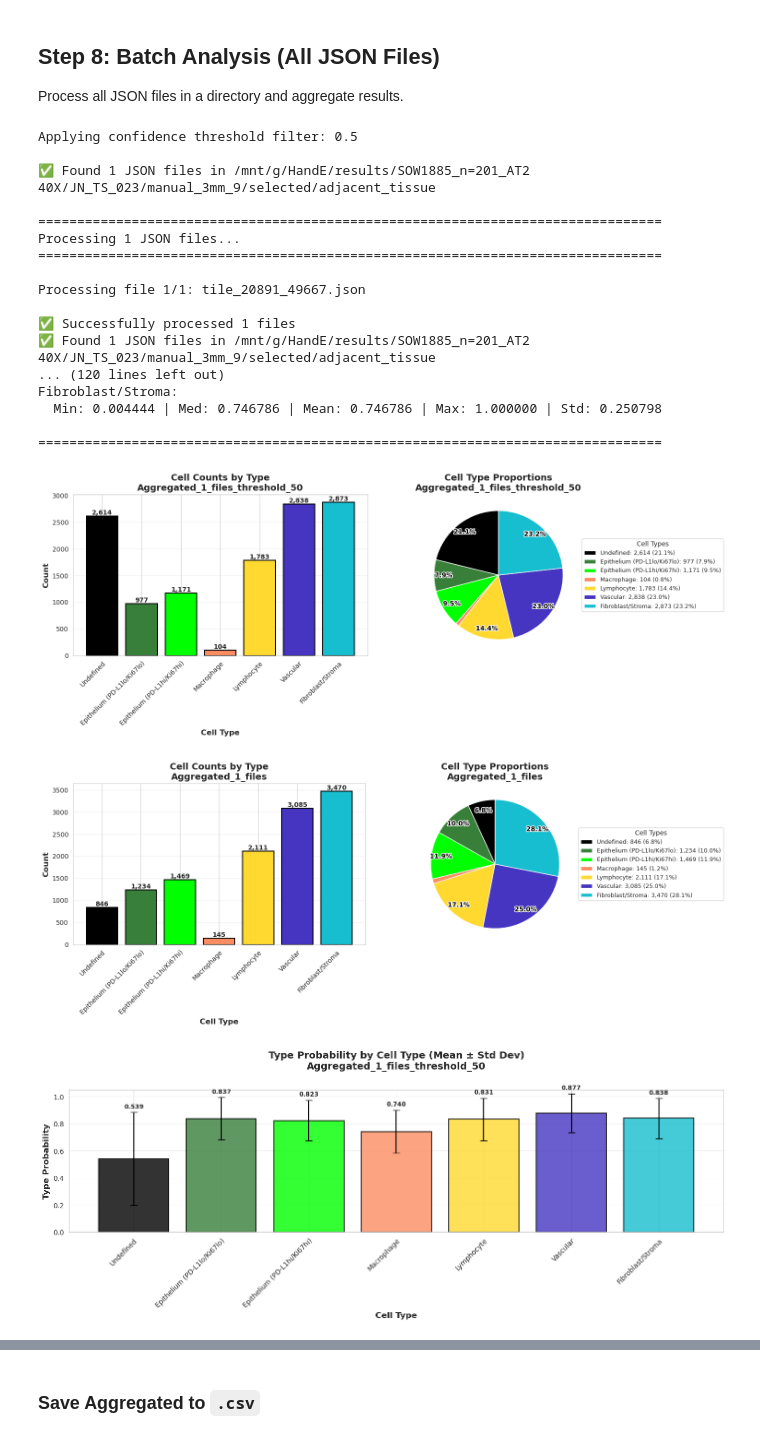
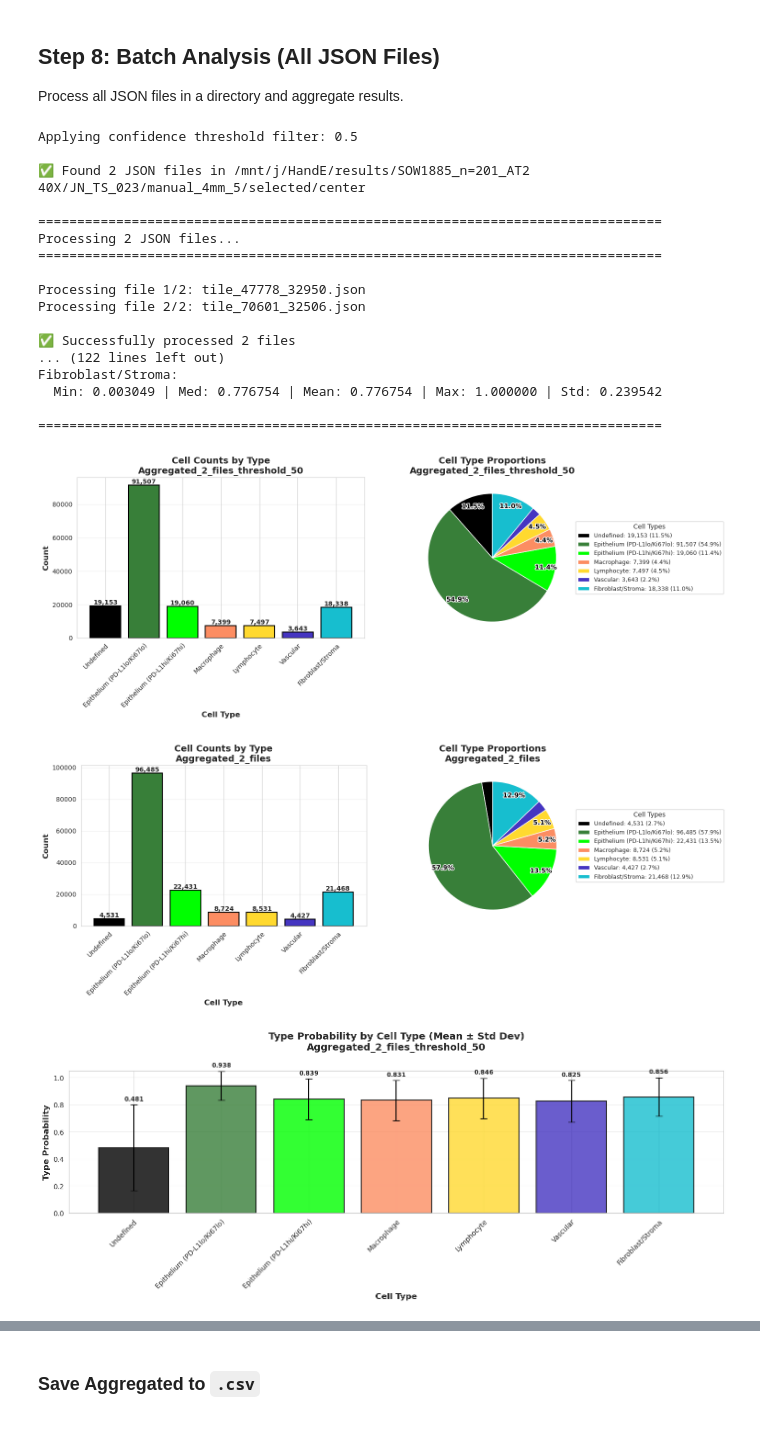
Before and after one commit to OceanBear/image_analysis_scripts, a Jupyter notebook: quantitative_analysis/cell_type_distribution.ipynb, the cells around one changed output, grey strips where cells are left out. Drawn from its saved outputs; the diff is of its cells as text; code cells hidden in the pictures.

```diff
--- a/quantitative_analysis/cell_type_distribution.ipynb
+++ b/quantitative_analysis/cell_type_distribution.ipynb
@@ -68,7 +68,7 @@ CELL_TYPE_COLORS = {
 # Tile physical size configuration
 # Set the physical size of each tile in mm^2
 # Example: For 4x4 mm^2 tiles, set TILE_AREA_MM2 = 16.0
-TILE_AREA_MM2 = 9.0  # Tile area in square millimeters (mm^2)
+TILE_AREA_MM2 = 16.0  # Tile area in square millimeters (mm^2)
 
 print("Cell Type Mapping:")
 for type_id, type_name in CELL_TYPE_DICT.items():
@@ -383,7 +383,7 @@ print("✅ Visualization functions defined")
 ✅ Visualization functions defined
 # %%
 # ⚠️ UPDATE THIS PATH TO YOUR JSON FILE
-json_file_path = "/mnt/g/GDC-TCGA-LUAD/00a0b174-1eab-446a-ba8c-7c6e3acd7f0c/pred/json/tile_39520_7904.json"  # Change this to your file path
+json_file_path = "/mnt/j/GDC-TCGA-LUAD/00a0b174-1eab-446a-ba8c-7c6e3acd7f0c/pred/json/tile_39520_7904.json"  # Change this to your file path
 
 # Check if file exists
 if not Path(json_file_path).exists():
@@ -1095,7 +1095,7 @@ def aggregate_results(results_list, is_filtered=False):
     return aggregated
 # %%
 # ⚠️ UPDATE THIS PATH TO YOUR JSON DIRECTORY
-json_directory = "/mnt/g/HandE/results/SOW1885_n=201_AT2 40X/JN_TS_023/manual_3mm_9/selected/adjacent_tissue"
+json_directory = "/mnt/j/HandE/results/SOW1885_n=201_AT2 40X/JN_TS_023/manual_4mm_5/selected/center"
 
 # ⚠️ Set your threshold here (default: 0.5)
 BATCH_THRESHOLD = 0.5
@@ -1133,40 +1133,40 @@ if 'aggregated_unfiltered' in locals():
         aggregated_unfiltered,
         output_path="cell_density_by_type_unfiltered.csv",
         is_filtered=False
     )
     print(f"✅ Exported {len(df_unfiltered_density)} cell types to cell_density_by_type_unfiltered.csv")
 
 # Export aggregated filtered density
 if 'aggregated_filtered' in locals():
     print("\n📁 Exporting aggregated filtered density summary...")
     threshold_value = aggregated_filtered.get('threshold', 'N/A')
     threshold_str = str(int(threshold_value * 100)) if isinstance(threshold_value, float) else str(threshold_value)
     df_filtered_density = export_density_summary_to_csv(
         aggregated_filtered,
         output_path=f"cell_density_by_type_filtered_{threshold_str}.csv",
         is_filtered=True
     )
     print(f"✅ Exported {len(df_filtered_density)} cell types to cell_density_by_type_filtered_{threshold_str}.csv")
 
 print("\n💡 Cell density (cells/tile and cells/mm²) by type has been saved to CSV files.")
 # %% [output]
 Applying confidence threshold filter: 0.5
 
-✅ Found 1 JSON files in /mnt/g/HandE/results/SOW1885_n=201_AT2 40X/JN_TS_023/manual_3mm_9/selected/adjacent_tissue
+✅ Found 2 JSON files in /mnt/j/HandE/results/SOW1885_n=201_AT2 40X/JN_TS_023/manual_4mm_5/selected/center
 
 ================================================================================
-Processing 1 JSON files...
+Processing 2 JSON files...
 ================================================================================
 
-Processing file 1/1: tile_20891_49667.json
+Processing file 1/2: tile_47778_32950.json
+Processing file 2/2: tile_70601_32506.json
 
-✅ Successfully processed 1 files
-✅ Found 1 JSON files in /mnt/g/HandE/results/SOW1885_n=201_AT2 40X/JN_TS_023/manual_3mm_9/selected/adjacent_tissue
-... (120 lines left out)
+✅ Successfully processed 2 files
+... (122 lines left out)
 Fibroblast/Stroma:
-  Min: 0.004444 | Med: 0.746786 | Mean: 0.746786 | Max: 1.000000 | Std: 0.250798
+  Min: 0.003049 | Med: 0.776754 | Mean: 0.776754 | Max: 1.000000 | Std: 0.239542
 
 ================================================================================
-[figure, old version]
+[figure, new version]
-[figure, old version]
+[figure, new version]
-[figure, old version]
+[figure, new version]
```
Also changed, not shown: parts of 6 cells of this notebook, 4 other files.
